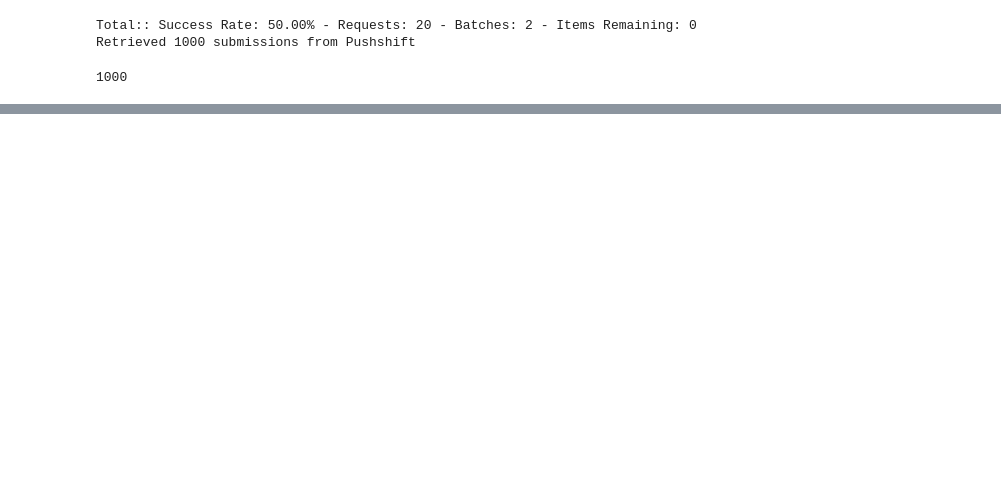
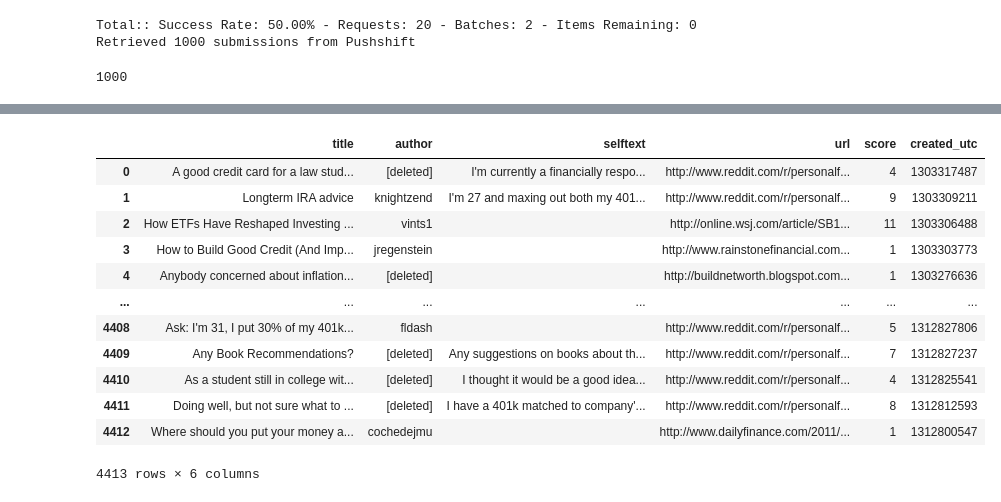
Before and after one commit to jinfei1125/personal-finance, a Jupyter notebook: scrape_pushshift.ipynb, the cells around one changed output, grey strips where cells are left out. Cells and saved outputs as stored; diff of their text form; code cells hidden in the pictures; blank space fills up the shorter version.

```diff
--- a/scrape_pushshift.ipynb
+++ b/scrape_pushshift.ipynb
@@ -116,0 +159,16 @@ len(selected_columns(submissions_df_test))
+# %%
+selected_columns(submissions_pf_2011)
+# %% [output]
+|  | title | author | selftext | url | score | created_utc |
+| 0 | A good credit card for a law stud... | [deleted] | I'm currently a financially respo... | http://www.reddit.com/r/personalf... | 4 | 1303317487 |
+| 1 | Longterm IRA advice | knightzend | I'm 27 and maxing out both my 401... | http://www.reddit.com/r/personalf... | 9 | 1303309211 |
+| 2 | How ETFs Have Reshaped Investing ... | vints1 |  | http://online.wsj.com/article/SB1... | 11 | 1303306488 |
+| 3 | How to Build Good Credit (And Imp... | jregenstein |  | http://www.rainstonefinancial.com... | 1 | 1303303773 |
+| 4 | Anybody concerned about inflation... | [deleted] |  | http://buildnetworth.blogspot.com... | 1 | 1303276636 |
+| ... | ... | ... | ... | ... | ... | ... |
+| 4408 | Ask: I'm 31, I put 30% of my 401k... | fldash |  | http://www.reddit.com/r/personalf... | 5 | 1312827806 |
+| 4409 | Any Book Recommendations? | [deleted] | Any suggestions on books about th... | http://www.reddit.com/r/personalf... | 7 | 1312827237 |
+| 4410 | As a student still in college wit... | [deleted] | I thought it would be a good idea... | http://www.reddit.com/r/personalf... | 4 | 1312825541 |
+| 4411 | Doing well, but not sure what to ... | [deleted] | I have a 401k matched to company'... | http://www.reddit.com/r/personalf... | 8 | 1312812593 |
+| 4412 | Where should you put your money a... | cochedejmu |  | http://www.dailyfinance.com/2011/... | 1 | 1312800547 |
+4413 rows × 6 columns
```
Also changed, not shown: parts of 39 cells of this notebook, 31 other files.
